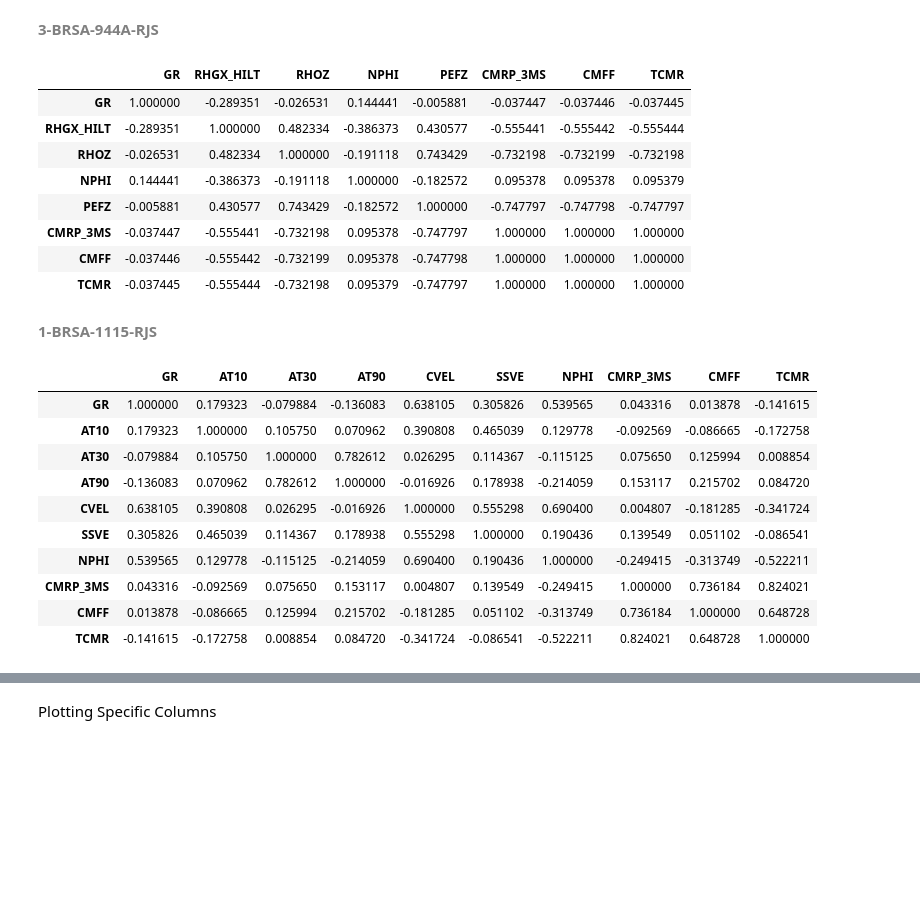
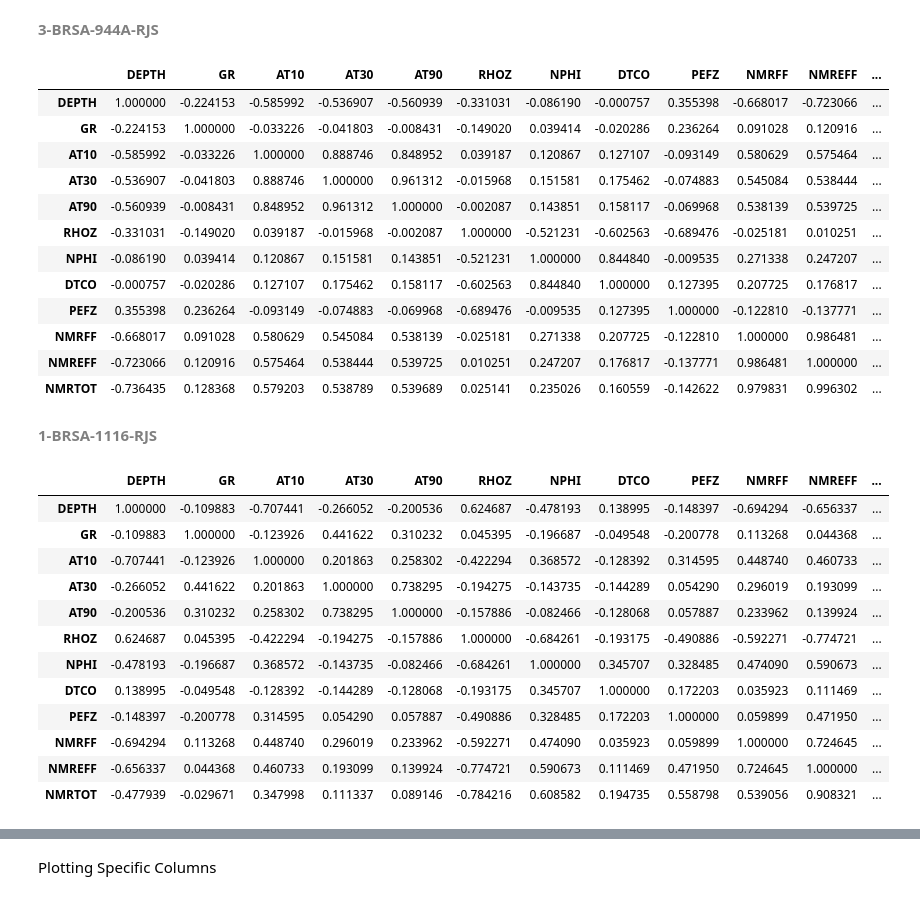
Before and after one commit to Amirhosseinakhondzadeh/Well-log-Analysis-Reservoir-Properties, a Jupyter notebook: Petrobras Well-log Analysis/Template (Module)/Selection of Data for "Predictive model (ML)"/Selection of Data for "Predictive model (ML)".ipynb, the cells around one changed output, grey strips where cells are left out. Cells and saved outputs as stored; diff of their text form; code cells hidden in the pictures; blank space fills up the shorter version.

```diff
--- a/Petrobras Well-log Analysis/Template (Module)/Selection of Data for "Predictive model (ML)"/Selection of Data for "Predictive model (ML)".ipynb
+++ b/Petrobras Well-log Analysis/Template (Module)/Selection of Data for "Predictive model (ML)"/Selection of Data for "Predictive model (ML)".ipynb
@@ -61,6 +59,6 @@ df_944_ML
 # %%
-file_path = '/Users/amirhosseinakhondzadeh/CODE_WELLLOGS/Petrobras Well-log Analysis/Processed Data (out put of preprocessing == Input of ML)/Output of well data, [input for unique dataframe creation]/df_1115_ML.csv'
-df_1115_ML =  pd.read_csv(file_path)
-df_1115_ML.rename(columns={'GR_EDTC': 'GR'}, inplace=True) # Rename the "GR_EDTC" column to "GR"
-df_1115_ML
+file_path = '/Users/amirhosseinakhondzadeh/CODE_WELLLOGS/Petrobras Well-log Analysis/Processed Data (out put of preprocessing == Input of ML)/Output of well data, [unique dataframe creation]/df_1116_ML.csv'
+df_1116_ML =  pd.read_csv(file_path)
+df_1116_ML.rename(columns={'CMFF': 'NMRFF', 'CMRP_3MS': 'NMREFF', 'TCMR': 'NMRTOT'}, inplace=True)
+df_1116_ML
 # %% [output]
@@ -126,23 +123,25 @@ pair_plot.savefig(output_filename)
 
 plt.close(pair_plot.fig)
 # %%
-correlation_matrix = df_944_ML[cols_to_plot].corr()
-
-#print(correlation_matrix)
+correlation_matrix = df_944_ML.corr()
 correlation_matrix
 # %% [output]
-|  | GR | RHGX_HILT | RHOZ | NPHI | PEFZ | CMRP_3MS | CMFF | TCMR |
-| GR | 1.000000 | -0.289351 | -0.026531 | 0.144441 | -0.005881 | -0.037447 | -0.037446 | -0.037445 |
-| RHGX_HILT | -0.289351 | 1.000000 | 0.482334 | -0.386373 | 0.430577 | -0.555441 | -0.555442 | -0.555444 |
-| RHOZ | -0.026531 | 0.482334 | 1.000000 | -0.191118 | 0.743429 | -0.732198 | -0.732199 | -0.732198 |
-| NPHI | 0.144441 | -0.386373 | -0.191118 | 1.000000 | -0.182572 | 0.095378 | 0.095378 | 0.095379 |
-| PEFZ | -0.005881 | 0.430577 | 0.743429 | -0.182572 | 1.000000 | -0.747797 | -0.747798 | -0.747797 |
-| CMRP_3MS | -0.037447 | -0.555441 | -0.732198 | 0.095378 | -0.747797 | 1.000000 | 1.000000 | 1.000000 |
-| CMFF | -0.037446 | -0.555442 | -0.732199 | 0.095378 | -0.747798 | 1.000000 | 1.000000 | 1.000000 |
-| TCMR | -0.037445 | -0.555444 | -0.732198 | 0.095379 | -0.747797 | 1.000000 | 1.000000 | 1.000000 |
+|  | DEPTH | GR | AT10 | AT30 | AT90 | RHOZ | NPHI | DTCO | PEFZ | NMRFF | NMREFF | ... |
+| DEPTH | 1.000000 | -0.224153 | -0.585992 | -0.536907 | -0.560939 | -0.331031 | -0.086190 | -0.000757 | 0.355398 | -0.668017 | -0.723066 | ... |
+| GR | -0.224153 | 1.000000 | -0.033226 | -0.041803 | -0.008431 | -0.149020 | 0.039414 | -0.020286 | 0.236264 | 0.091028 | 0.120916 | ... |
+| AT10 | -0.585992 | -0.033226 | 1.000000 | 0.888746 | 0.848952 | 0.039187 | 0.120867 | 0.127107 | -0.093149 | 0.580629 | 0.575464 | ... |
+| AT30 | -0.536907 | -0.041803 | 0.888746 | 1.000000 | 0.961312 | -0.015968 | 0.151581 | 0.175462 | -0.074883 | 0.545084 | 0.538444 | ... |
+| AT90 | -0.560939 | -0.008431 | 0.848952 | 0.961312 | 1.000000 | -0.002087 | 0.143851 | 0.158117 | -0.069968 | 0.538139 | 0.539725 | ... |
+| RHOZ | -0.331031 | -0.149020 | 0.039187 | -0.015968 | -0.002087 | 1.000000 | -0.521231 | -0.602563 | -0.689476 | -0.025181 | 0.010251 | ... |
+| NPHI | -0.086190 | 0.039414 | 0.120867 | 0.151581 | 0.143851 | -0.521231 | 1.000000 | 0.844840 | -0.009535 | 0.271338 | 0.247207 | ... |
+| DTCO | -0.000757 | -0.020286 | 0.127107 | 0.175462 | 0.158117 | -0.602563 | 0.844840 | 1.000000 | 0.127395 | 0.207725 | 0.176817 | ... |
+| PEFZ | 0.355398 | 0.236264 | -0.093149 | -0.074883 | -0.069968 | -0.689476 | -0.009535 | 0.127395 | 1.000000 | -0.122810 | -0.137771 | ... |
+| NMRFF | -0.668017 | 0.091028 | 0.580629 | 0.545084 | 0.538139 | -0.025181 | 0.271338 | 0.207725 | -0.122810 | 1.000000 | 0.986481 | ... |
+| NMREFF | -0.723066 | 0.120916 | 0.575464 | 0.538444 | 0.539725 | 0.010251 | 0.247207 | 0.176817 | -0.137771 | 0.986481 | 1.000000 | ... |
+| NMRTOT | -0.736435 | 0.128368 | 0.579203 | 0.538789 | 0.539689 | 0.025141 | 0.235026 | 0.160559 | -0.142622 | 0.979831 | 0.996302 | ... |
 # %% [markdown]
 <span style='color:gray'> <span style="font-size:15px;">
-**1-BRSA-1115-RJS**
+**1-BRSA-1116-RJS**
 # %%
 sns.set_style('darkgrid')  # Setting the stying of the Seaborn figure
 
@@ -165,21 +162,21 @@ pair_plot.savefig(output_filename)
 
 plt.close(pair_plot.fig)
 # %%
-correlation_matrix = df_1115_ML[cols_to_plot].corr()
-
-#print(correlation_matrix)
+correlation_matrix = df_1116_ML.corr()
 correlation_matrix
 # %% [output]
-|  | GR | AT10 | AT30 | AT90 | CVEL | SSVE | NPHI | CMRP_3MS | CMFF | TCMR |
-| GR | 1.000000 | 0.179323 | -0.079884 | -0.136083 | 0.638105 | 0.305826 | 0.539565 | 0.043316 | 0.013878 | -0.141615 |
-| AT10 | 0.179323 | 1.000000 | 0.105750 | 0.070962 | 0.390808 | 0.465039 | 0.129778 | -0.092569 | -0.086665 | -0.172758 |
-| AT30 | -0.079884 | 0.105750 | 1.000000 | 0.782612 | 0.026295 | 0.114367 | -0.115125 | 0.075650 | 0.125994 | 0.008854 |
-| AT90 | -0.136083 | 0.070962 | 0.782612 | 1.000000 | -0.016926 | 0.178938 | -0.214059 | 0.153117 | 0.215702 | 0.084720 |
-| CVEL | 0.638105 | 0.390808 | 0.026295 | -0.016926 | 1.000000 | 0.555298 | 0.690400 | 0.004807 | -0.181285 | -0.341724 |
-| SSVE | 0.305826 | 0.465039 | 0.114367 | 0.178938 | 0.555298 | 1.000000 | 0.190436 | 0.139549 | 0.051102 | -0.086541 |
-| NPHI | 0.539565 | 0.129778 | -0.115125 | -0.214059 | 0.690400 | 0.190436 | 1.000000 | -0.249415 | -0.313749 | -0.522211 |
-| CMRP_3MS | 0.043316 | -0.092569 | 0.075650 | 0.153117 | 0.004807 | 0.139549 | -0.249415 | 1.000000 | 0.736184 | 0.824021 |
-| CMFF | 0.013878 | -0.086665 | 0.125994 | 0.215702 | -0.181285 | 0.051102 | -0.313749 | 0.736184 | 1.000000 | 0.648728 |
-| TCMR | -0.141615 | -0.172758 | 0.008854 | 0.084720 | -0.341724 | -0.086541 | -0.522211 | 0.824021 | 0.648728 | 1.000000 |
+|  | DEPTH | GR | AT10 | AT30 | AT90 | RHOZ | NPHI | DTCO | PEFZ | NMRFF | NMREFF | ... |
+| DEPTH | 1.000000 | -0.109883 | -0.707441 | -0.266052 | -0.200536 | 0.624687 | -0.478193 | 0.138995 | -0.148397 | -0.694294 | -0.656337 | ... |
+| GR | -0.109883 | 1.000000 | -0.123926 | 0.441622 | 0.310232 | 0.045395 | -0.196687 | -0.049548 | -0.200778 | 0.113268 | 0.044368 | ... |
+| AT10 | -0.707441 | -0.123926 | 1.000000 | 0.201863 | 0.258302 | -0.422294 | 0.368572 | -0.128392 | 0.314595 | 0.448740 | 0.460733 | ... |
+| AT30 | -0.266052 | 0.441622 | 0.201863 | 1.000000 | 0.738295 | -0.194275 | -0.143735 | -0.144289 | 0.054290 | 0.296019 | 0.193099 | ... |
+| AT90 | -0.200536 | 0.310232 | 0.258302 | 0.738295 | 1.000000 | -0.157886 | -0.082466 | -0.128068 | 0.057887 | 0.233962 | 0.139924 | ... |
+| RHOZ | 0.624687 | 0.045395 | -0.422294 | -0.194275 | -0.157886 | 1.000000 | -0.684261 | -0.193175 | -0.490886 | -0.592271 | -0.774721 | ... |
+| NPHI | -0.478193 | -0.196687 | 0.368572 | -0.143735 | -0.082466 | -0.684261 | 1.000000 | 0.345707 | 0.328485 | 0.474090 | 0.590673 | ... |
+| DTCO | 0.138995 | -0.049548 | -0.128392 | -0.144289 | -0.128068 | -0.193175 | 0.345707 | 1.000000 | 0.172203 | 0.035923 | 0.111469 | ... |
+| PEFZ | -0.148397 | -0.200778 | 0.314595 | 0.054290 | 0.057887 | -0.490886 | 0.328485 | 0.172203 | 1.000000 | 0.059899 | 0.471950 | ... |
+| NMRFF | -0.694294 | 0.113268 | 0.448740 | 0.296019 | 0.233962 | -0.592271 | 0.474090 | 0.035923 | 0.059899 | 1.000000 | 0.724645 | ... |
+| NMREFF | -0.656337 | 0.044368 | 0.460733 | 0.193099 | 0.139924 | -0.774721 | 0.590673 | 0.111469 | 0.471950 | 0.724645 | 1.000000 | ... |
+| NMRTOT | -0.477939 | -0.029671 | 0.347998 | 0.111337 | 0.089146 | -0.784216 | 0.608582 | 0.194735 | 0.558798 | 0.539056 | 0.908321 | ... |
 # %% [markdown]
 <span style='color:gray'> <span style="font-size:15px;">
```
Also changed, not shown: parts of 12 cells of this notebook, 55 other files.
